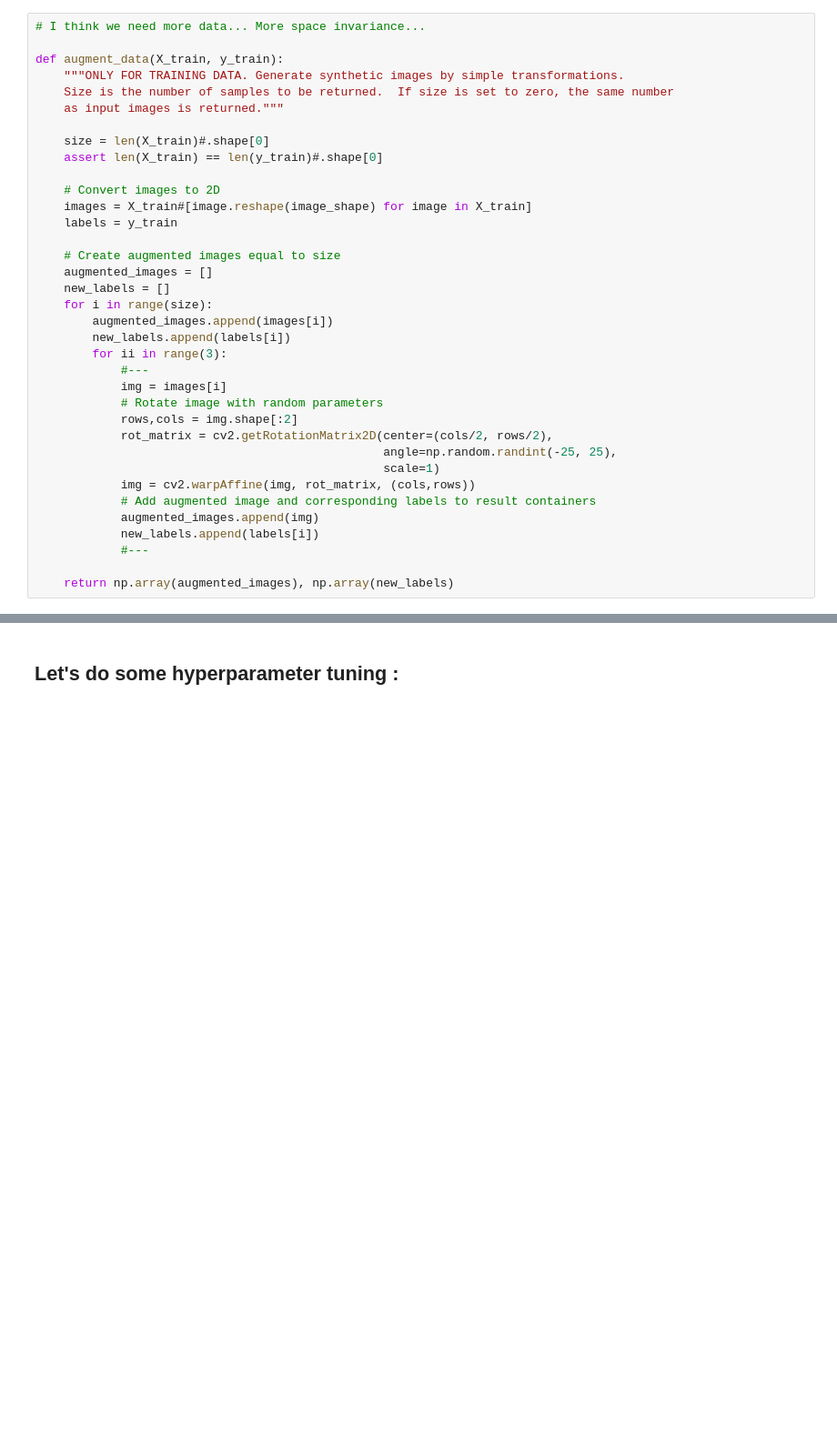
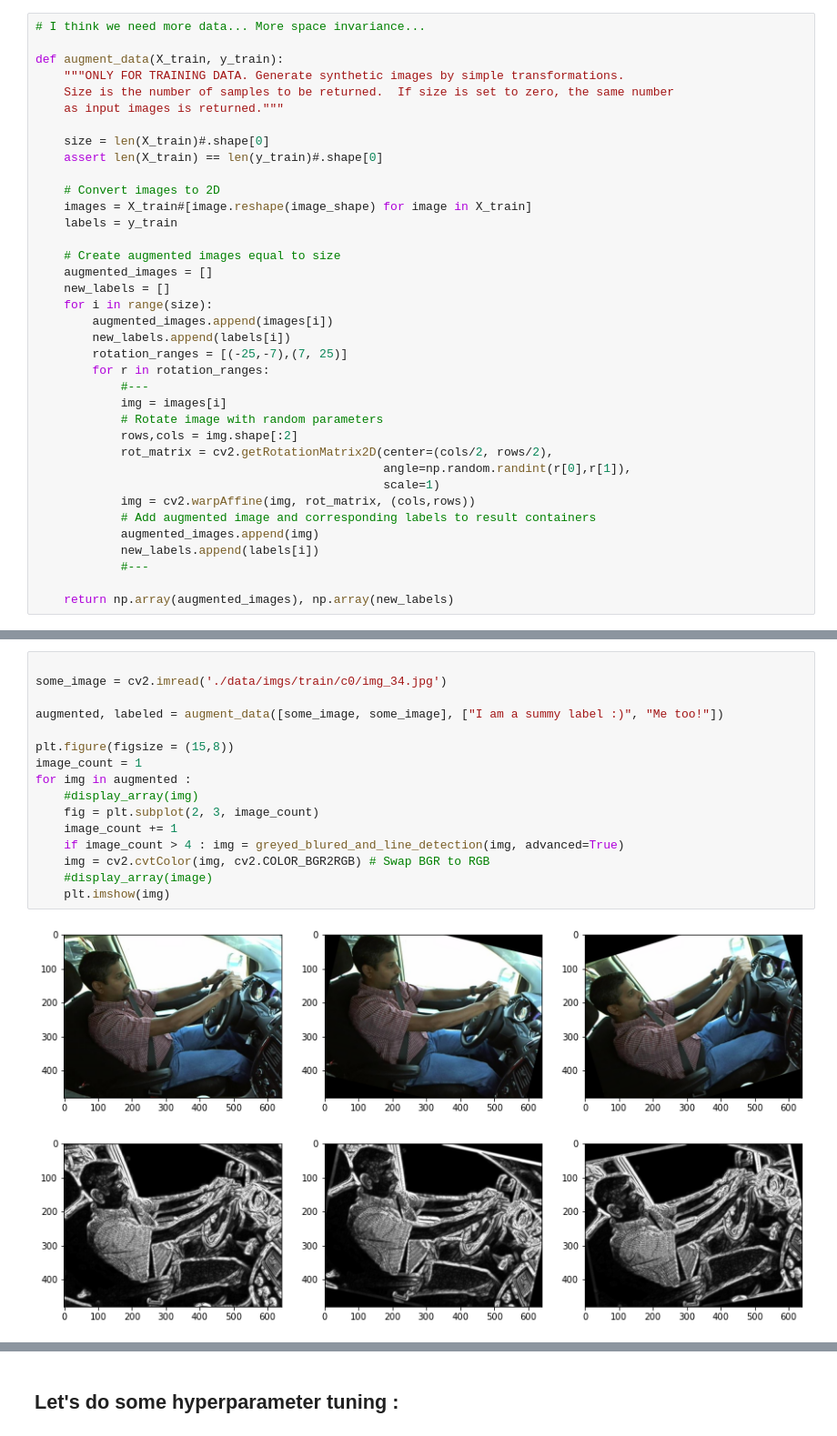
Before and after one commit to Gleethos/distracted-driver-detection, a Jupyter notebook: distracted-driver-detection.ipynb, the cells around one changed output, grey strips where cells are left out. Shown at 91% size. Drawn from its saved outputs; the diff is of its cells as text; blank space fills up the shorter version.

```diff
--- a/distracted-driver-detection.ipynb
+++ b/distracted-driver-detection.ipynb
@@ -53,13 +321,14 @@ def augment_data(X_train, y_train):
     for i in range(size):
         augmented_images.append(images[i])
         new_labels.append(labels[i])
-        for ii in range(3):
+        rotation_ranges = [(-25,-7),(7, 25)]
+        for r in rotation_ranges:
             #---
             img = images[i]
             # Rotate image with random parameters
             rows,cols = img.shape[:2]
             rot_matrix = cv2.getRotationMatrix2D(center=(cols/2, rows/2),
-                                                 angle=np.random.randint(-25, 25),
+                                                 angle=np.random.randint(r[0],r[1]),
                                                  scale=1)
             img = cv2.warpAffine(img, rot_matrix, (cols,rows))
             # Add augmented image and corresponding labels to result containers
@@ -177,3 +340,21 @@ display_array(
+# %%
+
+some_image = cv2.imread('./data/imgs/train/c0/img_34.jpg')
+
+augmented, labeled = augment_data([some_image, some_image], ["I am a summy label :)", "Me too!"])
+
+plt.figure(figsize = (15,8))
+image_count = 1
+for img in augmented :
+    #display_array(img)
+    fig = plt.subplot(2, 3, image_count)
+    image_count += 1
+    if image_count > 4 : img = greyed_blured_and_line_detection(img, advanced=True)
+    img = cv2.cvtColor(img, cv2.COLOR_BGR2RGB) # Swap BGR to RGB
+    #display_array(image)
+    plt.imshow(img)
+# %% [output]
+[figure, added]
 # %% [markdown]
 
 ---
```
Also changed, not shown: parts of 35 cells of this notebook.
